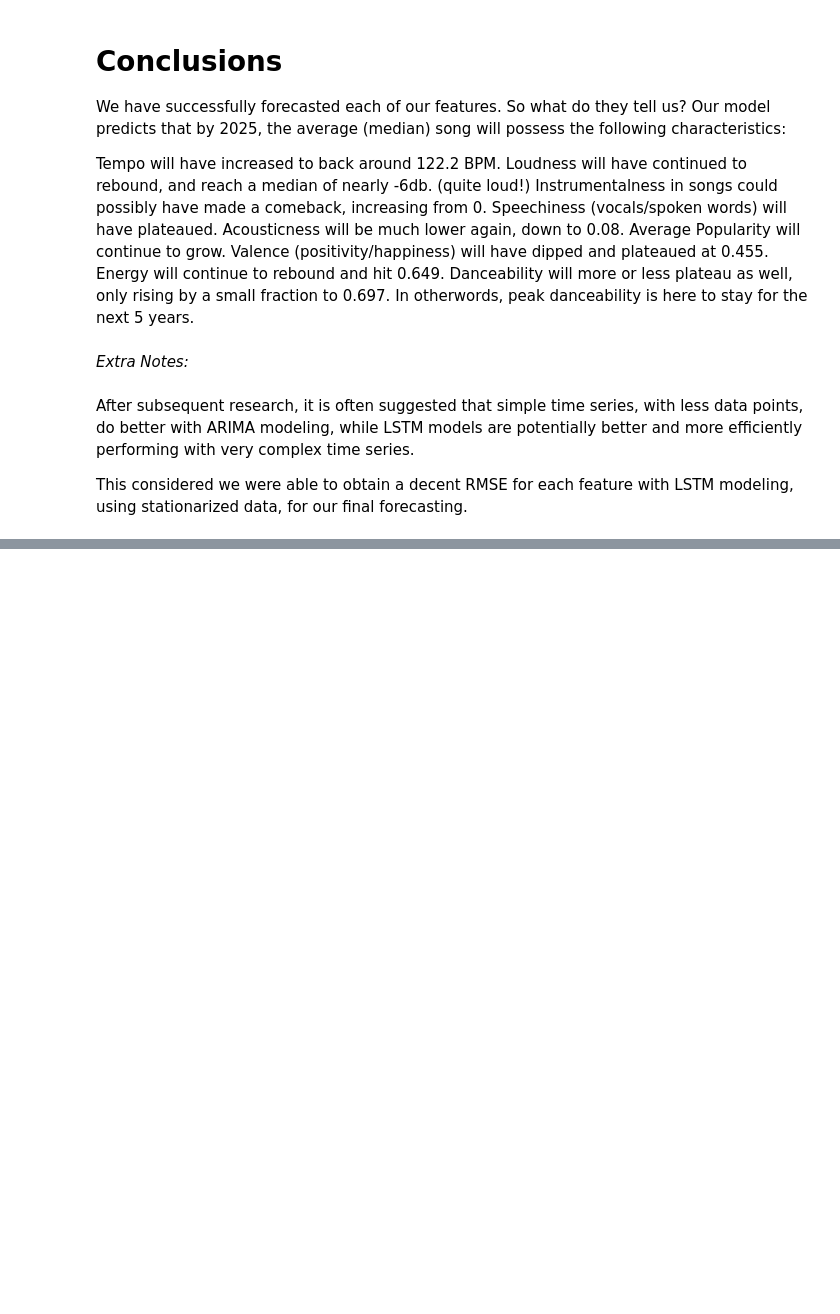
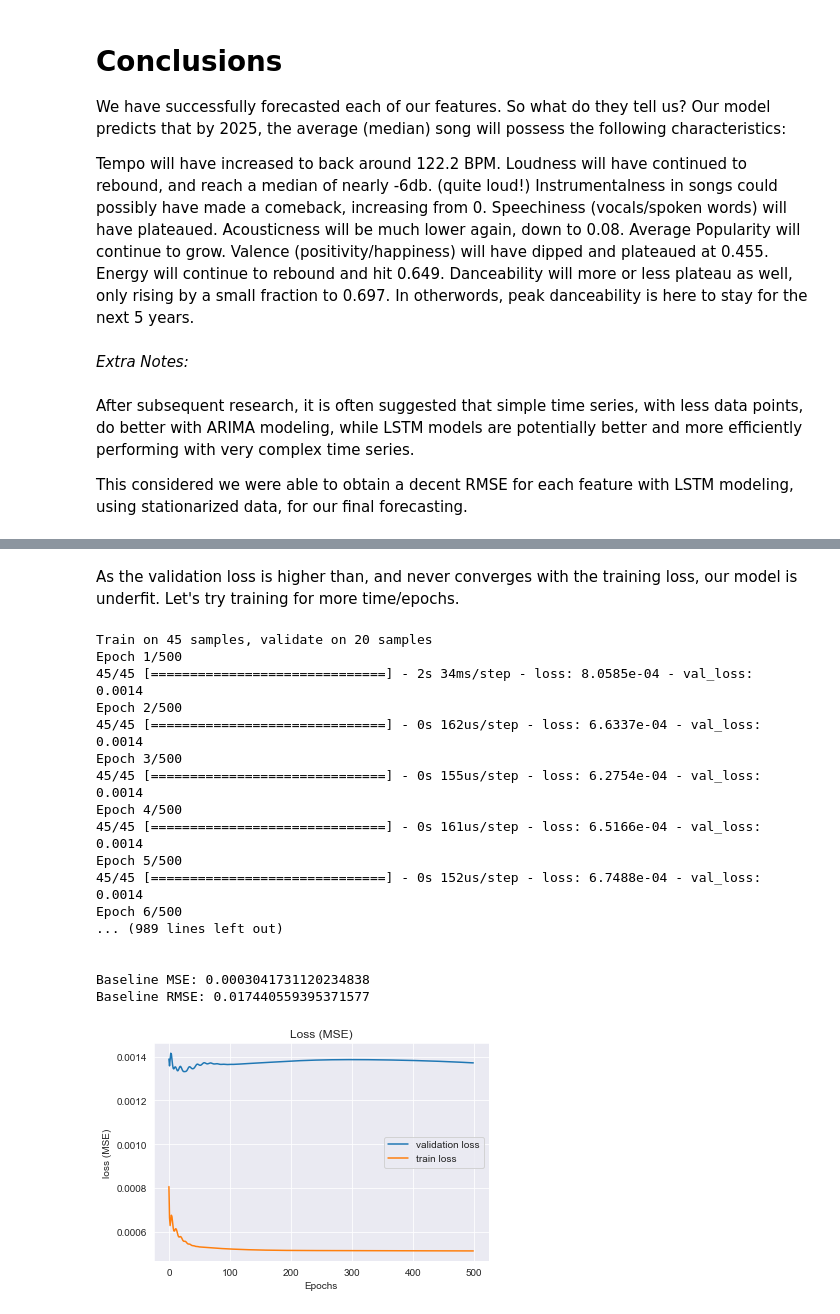
Before and after one commit to oac0de/Spotify-Sound-Of-Future-Prediction, a Jupyter notebook: 2 - Modeling .ipynb, the cells around one changed output, grey strips where cells are left out. Saved outputs shown, nothing was run; the diff lists cells and outputs as text; code cells hidden in the pictures; blank space fills up the shorter version.

```diff
--- a/2 - Modeling .ipynb
+++ b/2 - Modeling .ipynb
@@ -1386,0 +1261,36 @@ This considered we were able to obtain a decent RMSE for each feature with LSTM
+# %% [markdown]
+As the validation loss is higher than, and never converges with the training loss, our model is underfit. Let's try training for more time/epochs.
+# %%
+appmodel = Sequential()
+appmodel.add(LSTM(50, activation='linear', input_shape=(n_steps, n_features)))
+appmodel.add(Dense(1))
+appmodel.compile(optimizer='adam', loss='mse')
+
+appmodelresult = appmodel.fit(X_train, y_train, batch_size=100, epochs=500, validation_split=(0.3))
+
+yhat5 = appmodel.predict(X_test)
+print('\n')
+rmse = np.sqrt(mean_squared_error(y_test, yhat5))
+print('Baseline MSE:', mean_squared_error(y_test, yhat5))
+print('Baseline RMSE:', rmse)
+print('\n')
+visualize_training_results(appmodelresult)
+# %% [output]
+Train on 45 samples, validate on 20 samples
+Epoch 1/500
+45/45 [==============================] - 2s 34ms/step - loss: 8.0585e-04 - val_loss: 0.0014
+Epoch 2/500
+45/45 [==============================] - 0s 162us/step - loss: 6.6337e-04 - val_loss: 0.0014
+Epoch 3/500
+45/45 [==============================] - 0s 155us/step - loss: 6.2754e-04 - val_loss: 0.0014
+Epoch 4/500
+45/45 [==============================] - 0s 161us/step - loss: 6.5166e-04 - val_loss: 0.0014
+Epoch 5/500
+45/45 [==============================] - 0s 152us/step - loss: 6.7488e-04 - val_loss: 0.0014
+Epoch 6/500
+... (989 lines left out)
+
+
+Baseline MSE: 0.0003041731120234838
+Baseline RMSE: 0.017440559395371577
+[figure, added]
```
Also changed, not shown: parts of 52 cells of this notebook.
